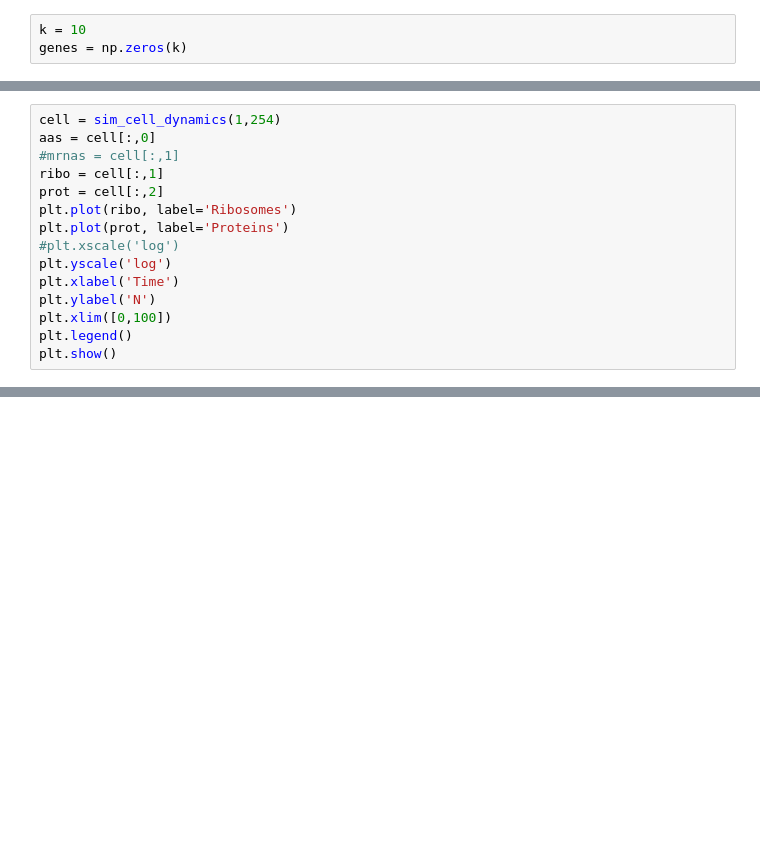
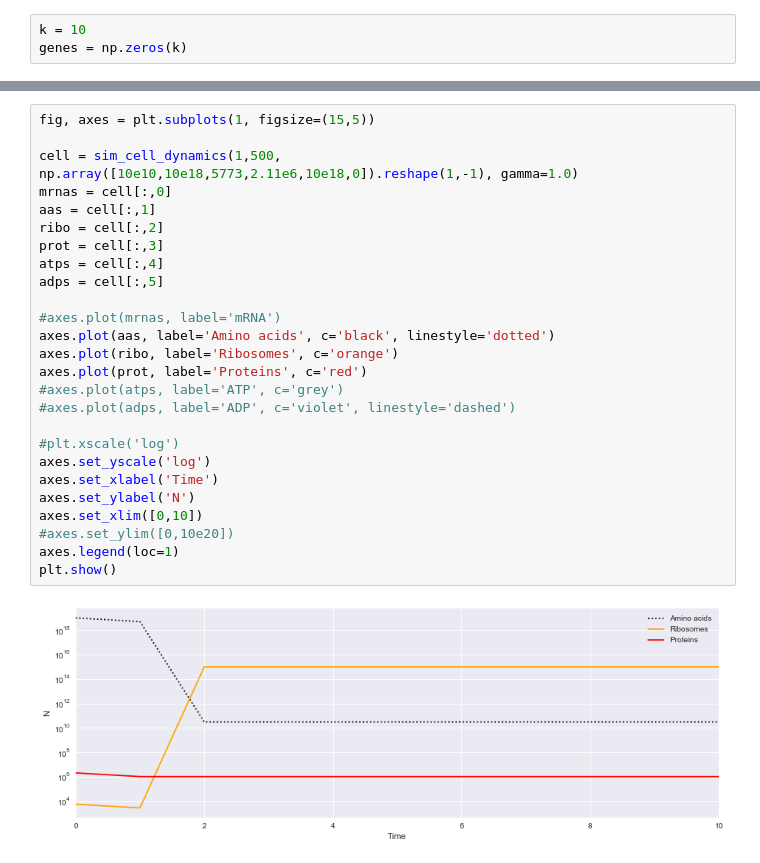
Before and after one commit to Ngort/Cellsim, a Jupyter notebook: Cellsim/Cellsim_sketch.ipynb, the cells around one changed output, grey strips where cells are left out. Saved outputs shown, nothing was run; the diff lists cells and outputs as text; blank space fills up the shorter version.

```diff
--- a/Cellsim/Cellsim_sketch.ipynb
+++ b/Cellsim/Cellsim_sketch.ipynb
@@ -51,15 +13,0 @@ def sim_cell_dynamics(n_generations, t_per_generation):
-# %%
-cell = sim_cell_dynamics(1,254)
-aas = cell[:,0]
-#mrnas = cell[:,1]
-ribo = cell[:,1]
-prot = cell[:,2]
-plt.plot(ribo, label='Ribosomes')
-plt.plot(prot, label='Proteins')
-#plt.xscale('log')
-plt.yscale('log')
-plt.xlabel('Time')
-plt.ylabel('N')
-plt.xlim([0,100])
-plt.legend()
-plt.show()
@@ -98,0 +176,28 @@ array([1.        , 1.02040748, 1.04123138, 1.06248027, 1.0841628 ,
+# %%
+fig, axes = plt.subplots(1, figsize=(15,5))
+
+cell = sim_cell_dynamics(1,500, np.array([10e10,10e18,5773,2.11e6,10e18,0]).reshape(1,-1), gamma=1.0)
+mrnas = cell[:,0]
+aas = cell[:,1]
+ribo = cell[:,2]
+prot = cell[:,3]
+atps = cell[:,4]
+adps = cell[:,5]
+
+#axes.plot(mrnas, label='mRNA')
+axes.plot(aas, label='Amino acids', c='black', linestyle='dotted')
+axes.plot(ribo, label='Ribosomes', c='orange')
+axes.plot(prot, label='Proteins', c='red')
+#axes.plot(atps, label='ATP', c='grey')
+#axes.plot(adps, label='ADP', c='violet', linestyle='dashed')
+
+#plt.xscale('log')
+axes.set_yscale('log')
+axes.set_xlabel('Time')
+axes.set_ylabel('N')
+axes.set_xlim([0,10])
+#axes.set_ylim([0,10e20])
+axes.legend(loc=1)
+plt.show()
+# %% [output]
+[figure, added]
```
Also changed, not shown: parts of 16 cells of this notebook.
